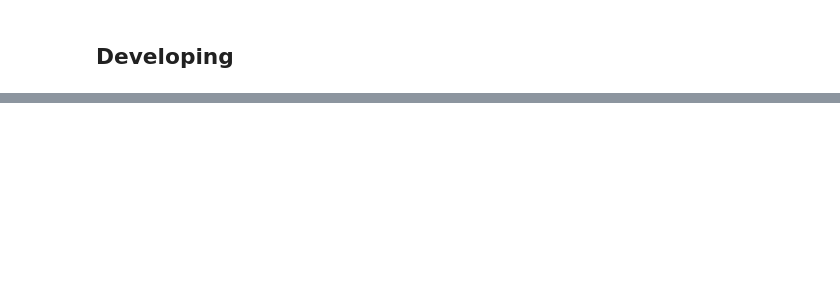
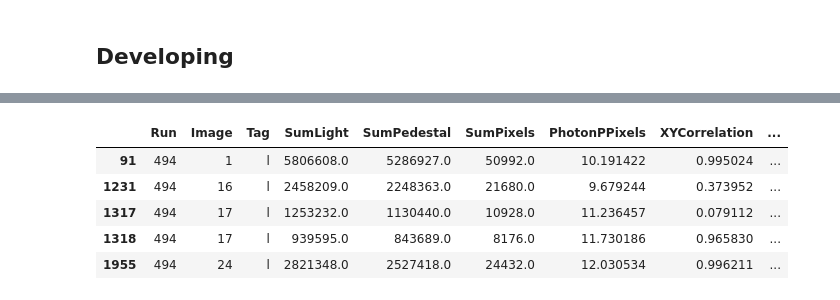
Before and after one commit to igorabritta/cygno, a Jupyter notebook: CreateVariables.ipynb, the cells around one changed output, grey strips where cells are left out. Saved outputs shown, nothing was run; the diff lists cells and outputs as text; code cells hidden in the pictures; blank space fills up the shorter version.

```diff
--- a/CreateVariables.ipynb
+++ b/CreateVariables.ipynb
@@ -174,2 +183,5 @@ for cluN in df[df['Tag'] == tag].index:
 # %% [markdown]
 ## Developing
+# %%
+featuresL = variables[variables.Tag == 'l'].copy()
+featuresL.head(n = 10)
@@ -176,2 +200,7 @@ for cluN in df[df['Tag'] == tag].index:
+# %%
+maxLX = np.zeros(featuresL.shape[0],dtype=float)
+maxLY = np.zeros(featuresL.shape[0],dtype=float)
+meanLX = np.zeros(featuresL.shape[0],dtype=float)
+meanLY = np.zeros(featuresL.shape[0],dtype=float)
 # %%
 tag = 'l'
@@ -275,0 +252,15 @@ def getC(X,Y):
+# %%
+# Insertion in the table
+featuresL.insert(9,'MaxLengthX',maxLX)
+featuresL.insert(10,'MaxLengthY',maxLY)
+featuresL.insert(11,'MeanLengthX',meanLX)
+featuresL.insert(12,'MeanLengthY',meanLY)
+# %%
+featuresL.head()
+# %% [output]
+|  | Run | Image | Tag | SumLight | SumPedestal | SumPixels | PhotonPPixels | XYCorrelation | ... |
+| 91 | 494 | 1 | l | 5806608.0 | 5286927.0 | 50992.0 | 10.191422 | 0.995024 | ... |
+| 1231 | 494 | 16 | l | 2458209.0 | 2248363.0 | 21680.0 | 9.679244 | 0.373952 | ... |
+| 1317 | 494 | 17 | l | 1253232.0 | 1130440.0 | 10928.0 | 11.236457 | 0.079112 | ... |
+| 1318 | 494 | 17 | l | 939595.0 | 843689.0 | 8176.0 | 11.730186 | 0.965830 | ... |
+| 1955 | 494 | 24 | l | 2821348.0 | 2527418.0 | 24432.0 | 12.030534 | 0.996211 | ... |
```
Also changed, not shown: parts of 11 cells of this notebook, 1 other file.
